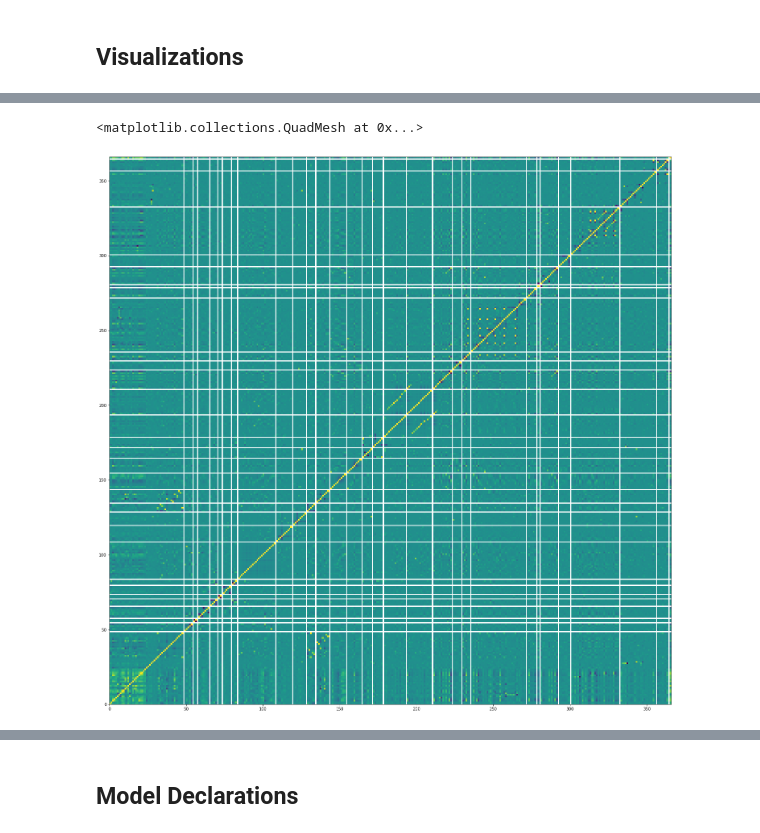
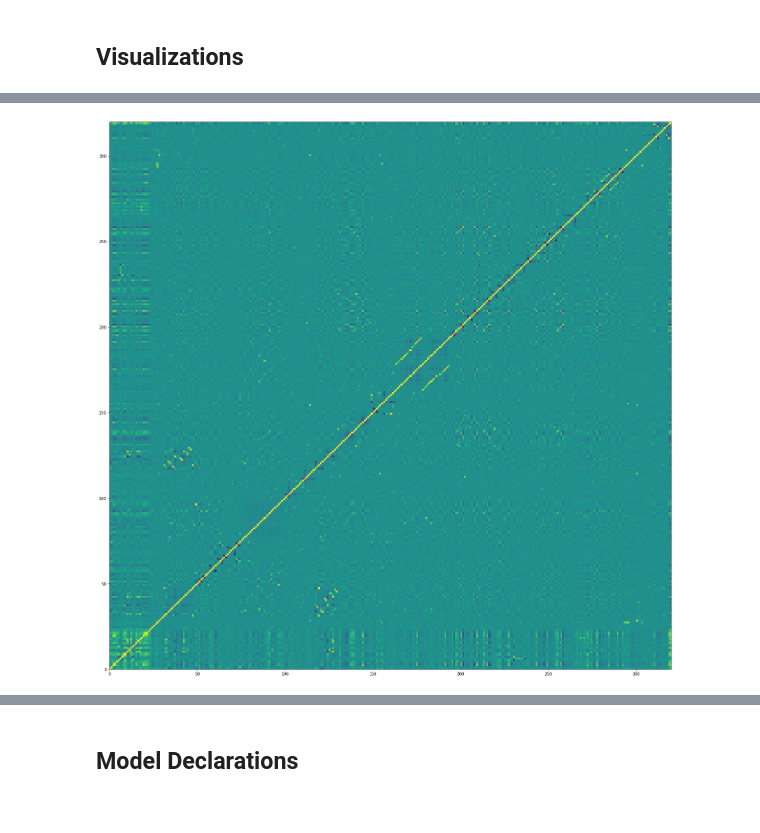
Before and after one commit to jamescorbin/kaggle, a Jupyter notebook: house_prices_regression/code/house_prices_regression.ipynb, the cells around one changed output, grey strips where cells are left out. Saved outputs shown, nothing was run; the diff lists cells and outputs as text; code cells hidden in the pictures.

```diff
--- a/house_prices_regression/code/house_prices_regression.ipynb
+++ b/house_prices_regression/code/house_prices_regression.ipynb
@@ -464,10 +397,15 @@ class MixedDataProcessor(sklearn.base.TransformerMixin):
 # %%
-preprocessor = MixedDataProcessor(cat_feats, cont_feats)
+preprocessor = MixedDataPreprocessor(cat_feats, cont_feats)
+
+df_train[y_col] = np.log(df_train[y_col])
+
 X, Y = preprocessor.fit_transform(X=df_train, y=df_train[[y_col]])
 
 Y = pd.DataFrame(Y, columns=[y_col])
 
-log.info(f"Number of columns in dataset after preprocessing: {len(X.columns)}")
+log.info(
+    f"Number of columns in dataset after preprocessing: {len(X.columns)}"
+)
 
 X_test = preprocessor.transform(df_test.drop(["Id"], axis=1))
 # %% [output]
@@ -475,3 +414,8 @@ X_test = preprocessor.transform(df_test.drop(["Id"], axis=1))
+# %%
+UNK = "UNK"
+
+X = X[[x for x in X.columns if x[-len(UNK):]!=UNK]]
+X_test = X_test[[x for x in X.columns if x[-len(UNK):]!=UNK]]
 # %%
 X.head(3)
 # %% [output]
@@ -579,10 +529,9 @@ Z_corr = Z.corr()
 # %%
 fig = plt.figure(figsize=(25, 25))
 ax = fig.add_subplot()
-ax.pcolormesh(Z_corr)
+_ = ax.pcolormesh(Z_corr)
 # %% [output]
-<matplotlib.collections.QuadMesh at 0x...>
-[figure, old version]
+[figure, new version]
 # %%
 d = 6
 
```
Also changed, not shown: parts of 33 cells of this notebook, 14 other files.
